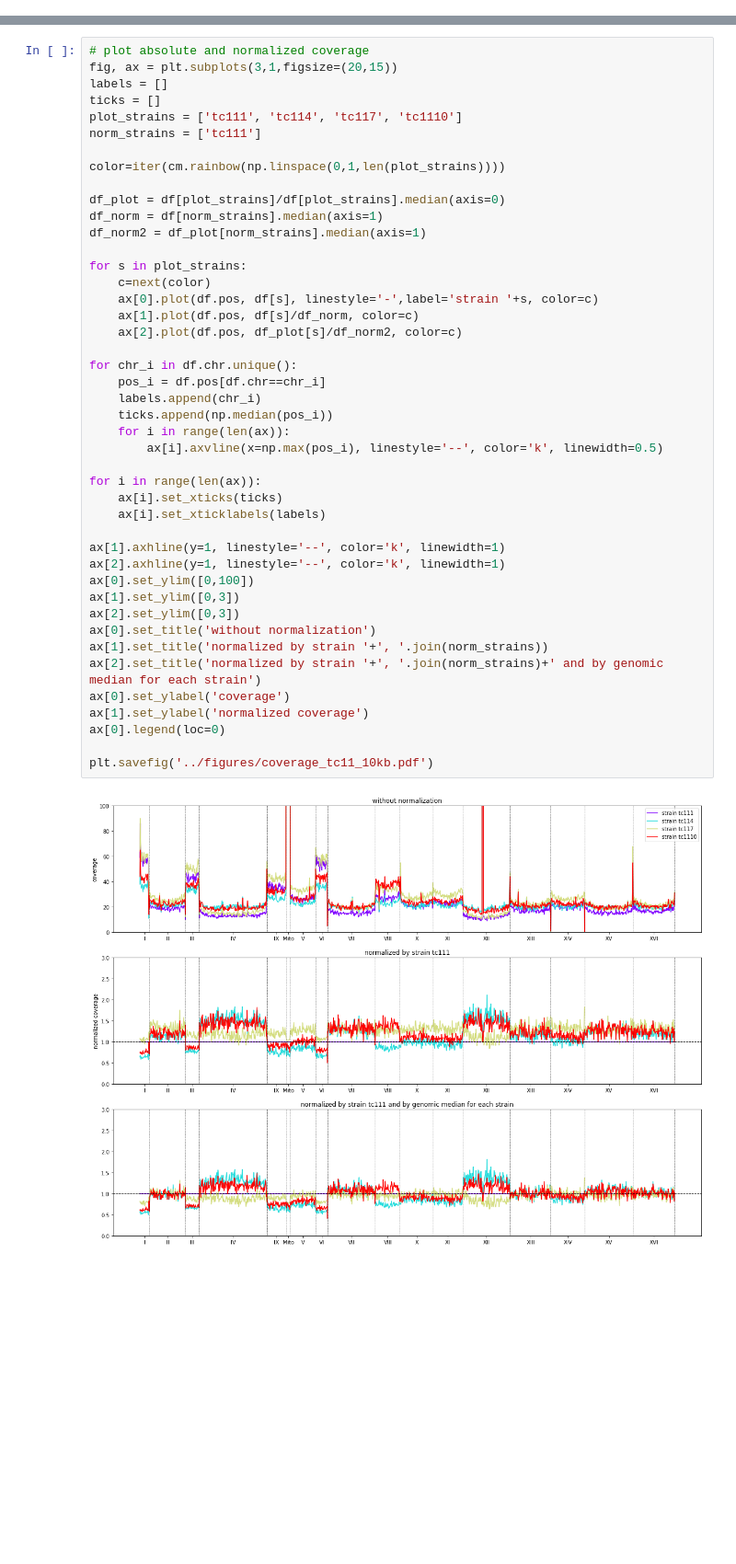
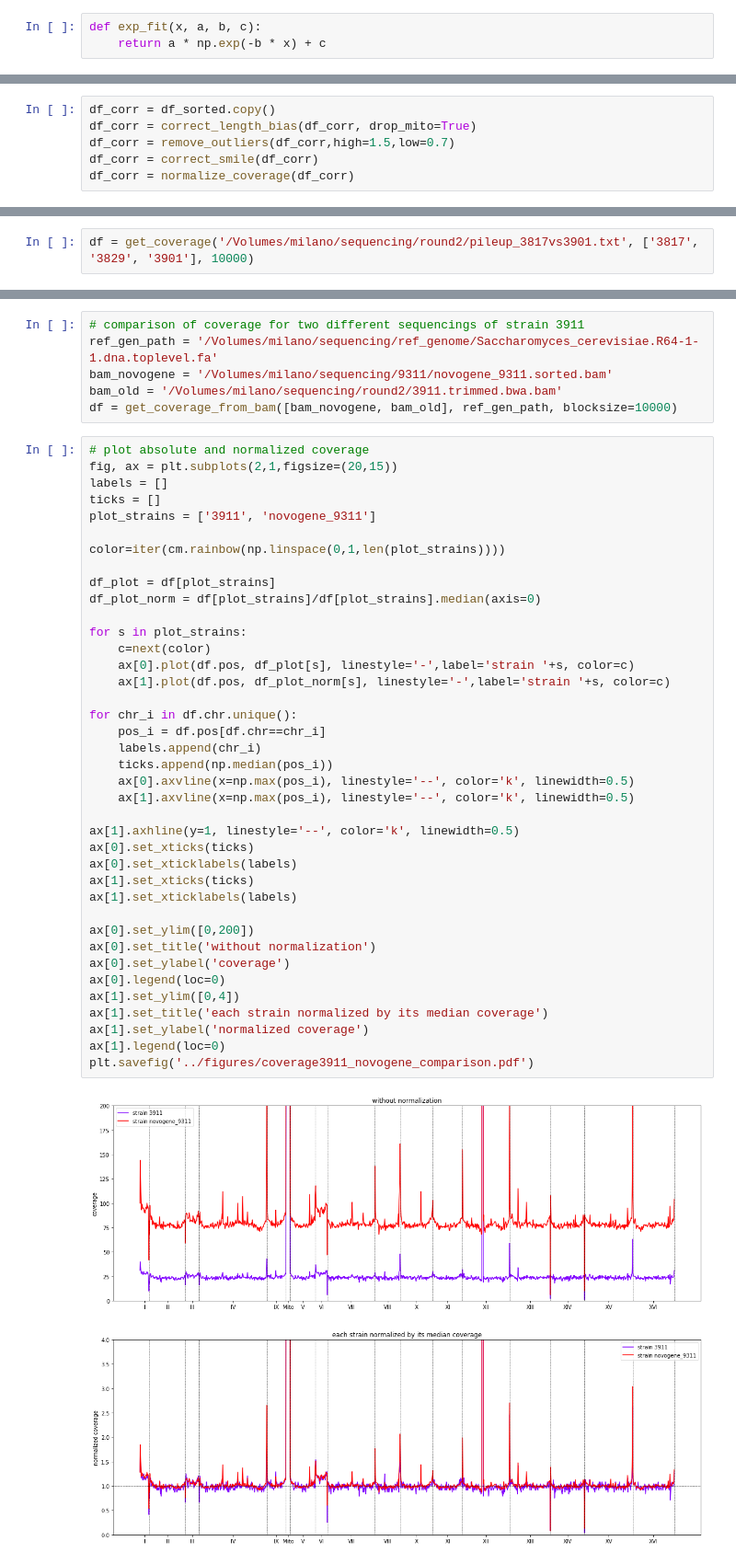
Before and after one commit to fridoling/coverage_analysis, a Jupyter notebook: scripts/coverage_round2.ipynb, the cells around one changed output, grey strips where cells are left out. Shown at 92% size. Drawn from its saved outputs; the diff is of its cells as text; blank space fills up the shorter version.

```diff
--- a/scripts/coverage_round2.ipynb
+++ b/scripts/coverage_round2.ipynb
@@ -16,0 +82,3 @@ strain_names = [f.split('.')[0] for f in files]
+# %%
+def exp_fit(x, a, b, c):
+    return a * np.exp(-b * x) + c
@@ -16,0 +167,6 @@ strain_names = [f.split('.')[0] for f in files]
+# %%
+df_corr = df_sorted.copy()
+df_corr = correct_length_bias(df_corr, drop_mito=True)
+df_corr = remove_outliers(df_corr,high=1.5,low=0.7)
+df_corr = correct_smile(df_corr)
+df_corr = normalize_coverage(df_corr)
@@ -47,0 +371,2 @@ with open('/media/fridoling/milano/sequencing/round2/pileup_round2a.txt', 'r') a
+# %%
+df = get_coverage('/Volumes/milano/sequencing/round2/pileup_3817vs3901.txt', ['3817', '3829', '3901'], 10000)
@@ -48,46 +414,47 @@ with open('/media/fridoling/milano/sequencing/round2/pileup_round2a.txt', 'r') a
+# %%
+# comparison of coverage for two different sequencings of strain 3911
+ref_gen_path = '/Volumes/milano/sequencing/ref_genome/Saccharomyces_cerevisiae.R64-1-1.dna.toplevel.fa'
+bam_novogene = '/Volumes/milano/sequencing/9311/novogene_9311.sorted.bam'
+bam_old = '/Volumes/milano/sequencing/round2/3911.trimmed.bwa.bam'
+df = get_coverage_from_bam([bam_novogene, bam_old], ref_gen_path, blocksize=10000)
 # %%
 # plot absolute and normalized coverage
-fig, ax = plt.subplots(3,1,figsize=(20,15))
+fig, ax = plt.subplots(2,1,figsize=(20,15))
 labels = []
 ticks = []
-plot_strains = ['tc111', 'tc114', 'tc117', 'tc1110']
-norm_strains = ['tc111']
+plot_strains = ['3911', 'novogene_9311']
 
 color=iter(cm.rainbow(np.linspace(0,1,len(plot_strains))))
 
-df_plot = df[plot_strains]/df[plot_strains].median(axis=0)
-df_norm = df[norm_strains].median(axis=1)
-df_norm2 = df_plot[norm_strains].median(axis=1)
+df_plot = df[plot_strains]
+df_plot_norm = df[plot_strains]/df[plot_strains].median(axis=0)
 
 for s in plot_strains:
     c=next(color)
-    ax[0].plot(df.pos, df[s], linestyle='-',label='strain '+s, color=c)
-    ax[1].plot(df.pos, df[s]/df_norm, color=c)
-    ax[2].plot(df.pos, df_plot[s]/df_norm2, color=c)
+    ax[0].plot(df.pos, df_plot[s], linestyle='-',label='strain '+s, color=c)
+    ax[1].plot(df.pos, df_plot_norm[s], linestyle='-',label='strain '+s, color=c)
 
 for chr_i in df.chr.unique():
     pos_i = df.pos[df.chr==chr_i]
     labels.append(chr_i)
     ticks.append(np.median(pos_i))
-    for i in range(len(ax)):
-        ax[i].axvline(x=np.max(pos_i), linestyle='--', color='k', linewidth=0.5)
+    ax[0].axvline(x=np.max(pos_i), linestyle='--', color='k', linewidth=0.5)
+    ax[1].axvline(x=np.max(pos_i), linestyle='--', color='k', linewidth=0.5)
 
-for i in range(len(ax)):
-    ax[i].set_xticks(ticks)
-    ax[i].set_xticklabels(labels)
+ax[1].axhline(y=1, linestyle='--', color='k', linewidth=0.5)
+ax[0].set_xticks(ticks)
+ax[0].set_xticklabels(labels)
+ax[1].set_xticks(ticks)
+ax[1].set_xticklabels(labels)
 
-ax[1].axhline(y=1, linestyle='--', color='k', linewidth=1)
-ax[2].axhline(y=1, linestyle='--', color='k', linewidth=1)
-ax[0].set_ylim([0,100])
-ax[1].set_ylim([0,3])
-ax[2].set_ylim([0,3])
+ax[0].set_ylim([0,200])
 ax[0].set_title('without normalization')
-ax[1].set_title('normalized by strain '+', '.join(norm_strains))
-ax[2].set_title('normalized by strain '+', '.join(norm_strains)+' and by genomic median for each strain')
 ax[0].set_ylabel('coverage')
+ax[0].legend(loc=0)
+ax[1].set_ylim([0,4])
+ax[1].set_title('each strain normalized by its median coverage')
 ax[1].set_ylabel('normalized coverage')
-ax[0].legend(loc=0)
-
-plt.savefig('../figures/coverage_tc11_10kb.pdf')
+ax[1].legend(loc=0)
+plt.savefig('../figures/coverage3911_novogene_comparison.pdf')
 # %% [output]
-[figure, old version]
+[figure, new version]
```
Also changed, not shown: parts of 25 cells of this notebook, 1 other file.
